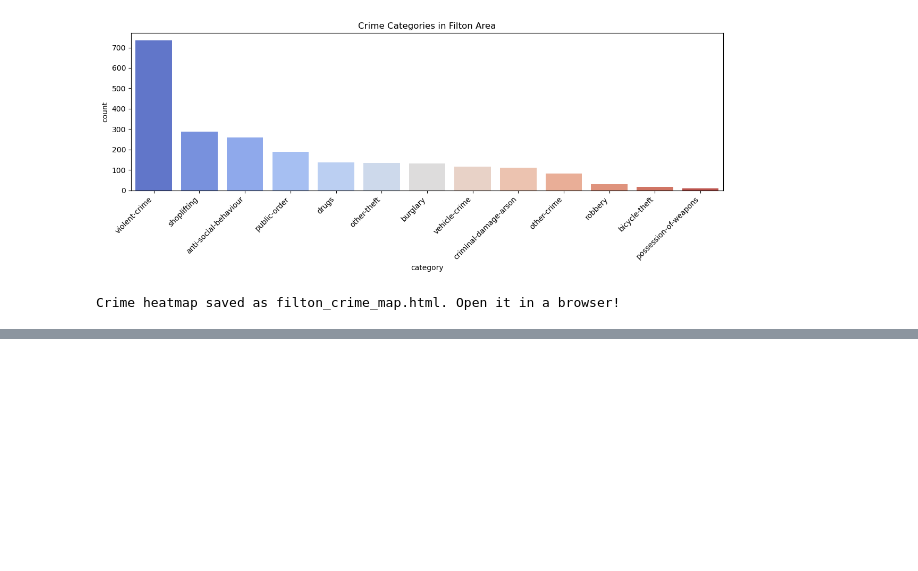
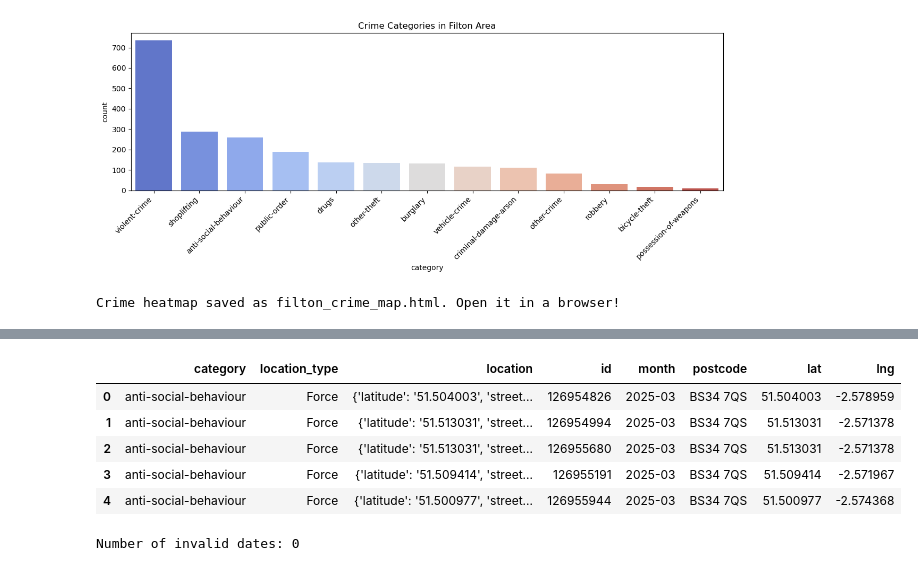
Before and after one commit to mAlex28/UK-Crime-Data-Prediction, a Jupyter notebook: notebooks/experiment.ipynb, the cells around one changed output, grey strips where cells are left out. Cells and saved outputs as stored; diff of their text form; code cells hidden in the pictures; blank space fills up the shorter version.

```diff
--- a/notebooks/experiment.ipynb
+++ b/notebooks/experiment.ipynb
@@ -134,0 +173,20 @@ Crime heatmap saved as filton_crime_map.html. Open it in a browser!
+# %%
+# Drop irrelevant columns
+df_cleaned = df_cleaned.drop(columns=['outcome_status', 'context', 'persistent_id', 'location_subtype'], axis=1)
+df_cleaned.head()
+# %% [output]
+|  | category | location_type | location | id | month | postcode | lat | lng |
+| 0 | anti-social-behaviour | Force | {'latitude': '51.504003', 'street... | 126954826 | 2025-03 | BS34 7QS | 51.504003 | -2.578959 |
+| 1 | anti-social-behaviour | Force | {'latitude': '51.513031', 'street... | 126954994 | 2025-03 | BS34 7QS | 51.513031 | -2.571378 |
+| 2 | anti-social-behaviour | Force | {'latitude': '51.513031', 'street... | 126955680 | 2025-03 | BS34 7QS | 51.513031 | -2.571378 |
+| 3 | anti-social-behaviour | Force | {'latitude': '51.509414', 'street... | 126955191 | 2025-03 | BS34 7QS | 51.509414 | -2.571967 |
+| 4 | anti-social-behaviour | Force | {'latitude': '51.500977', 'street... | 126955944 | 2025-03 | BS34 7QS | 51.500977 | -2.574368 |
+# %%
+# Regex pattern for YYYY-MM format
+pattern = r'^\d{4}-(0[1-9]|1[0-2])$'
+
+# Cound the number of invalid dates
+valid_count = (~df_cleaned['month'].str.match(pattern)).sum()
+print(f"Number of invalid dates: {valid_count}")
+# %% [output]
+Number of invalid dates: 0
```
Also changed, not shown: parts of 15 cells of this notebook, 1 other file.
